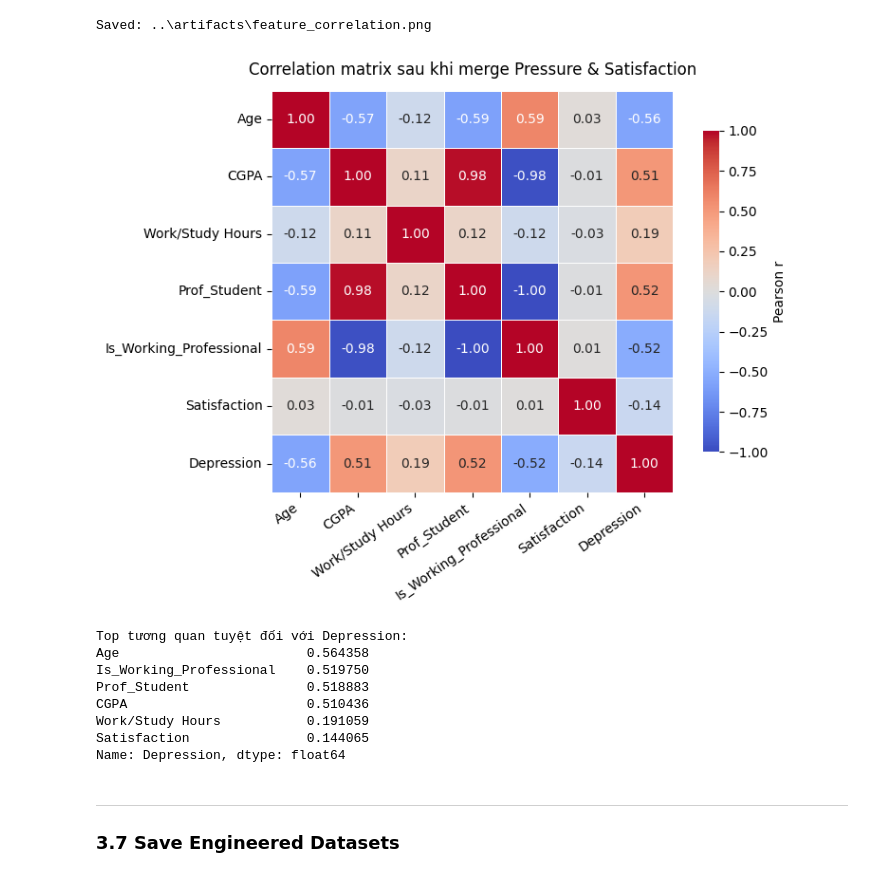
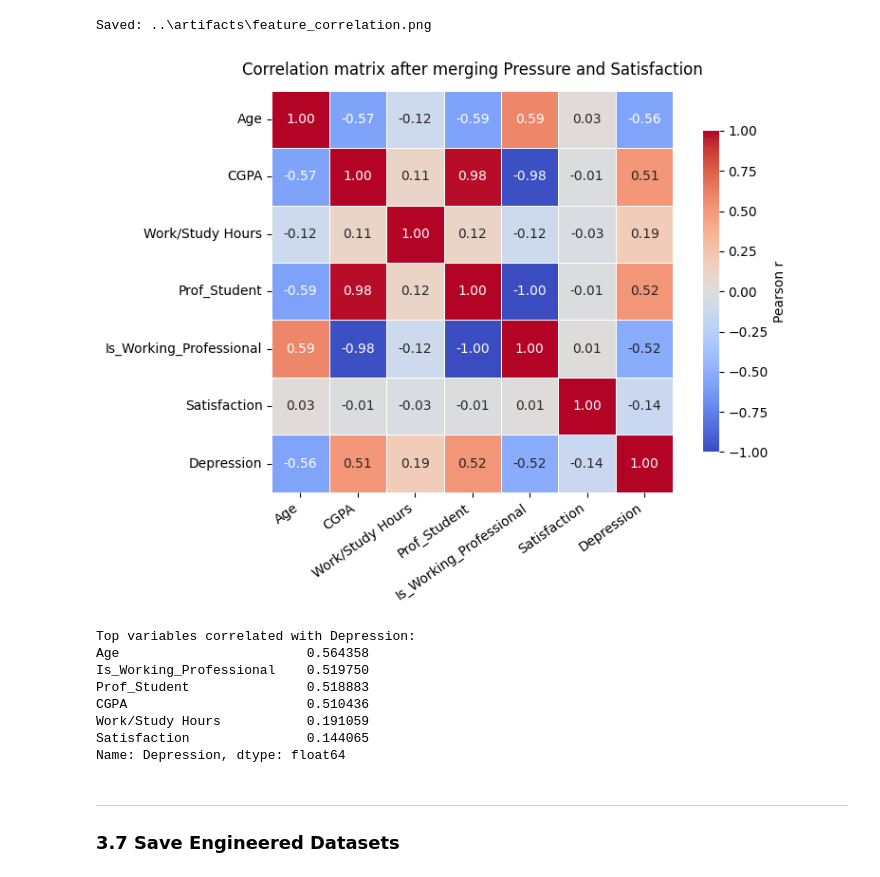
Before and after one commit to quanpro147/Exploring-Mental-Health-Data, a Jupyter notebook: notebooks/feat_engineering.ipynb, the cells around one changed output. Drawn from its saved outputs; the diff is of its cells as text; code cells hidden in the pictures.

```diff
--- a/notebooks/feat_engineering.ipynb
+++ b/notebooks/feat_engineering.ipynb
@@ -615,37 +614,37 @@ Saved: ..\artifacts\feature_correlation.png
 numeric_cols = ["Age", "CGPA", "Work/Study Hours", "Prof_Student",
                 "Is_Working_Professional", "Satisfaction", "Depression"]
 
 corr_post_merge = train[numeric_cols].corr(method="pearson")
 
 fig, ax = plt.subplots(figsize=(8, 6))
 sns.heatmap(
     corr_post_merge,
     annot=True,
     fmt=".2f",
     cmap="coolwarm",
     center=0,
     vmin=-1, vmax=1,
     square=True,
     linewidths=0.5,
     cbar_kws={"shrink": 0.8, "label": "Pearson r"},
     ax=ax,
 )
-ax.set_title("Correlation matrix sau khi merge Pressure & Satisfaction", fontsize=12, pad=12)
+ax.set_title("Correlation matrix after merging Pressure and Satisfaction", fontsize=12, pad=12)
 plt.xticks(rotation=35, ha="right")
 plt.yticks(rotation=0)
 plt.tight_layout()
 plt.show()
 
-print("\nTop tương quan tuyệt đối với Depression:")
+print("\nTop variables correlated with Depression:")
 print(
     corr_post_merge["Depression"]
     .drop("Depression")
     .abs()
     .sort_values(ascending=False)
 )
 # %% [output]
-[figure, old version]
+[figure, new version]
-Top tương quan tuyệt đối với Depression:
+Top variables correlated with Depression:
 Age                        0.564358
 Is_Working_Professional    0.519750
 Prof_Student               0.518883
```
Also changed, not shown: parts of 10 cells of this notebook, 2 other files.
